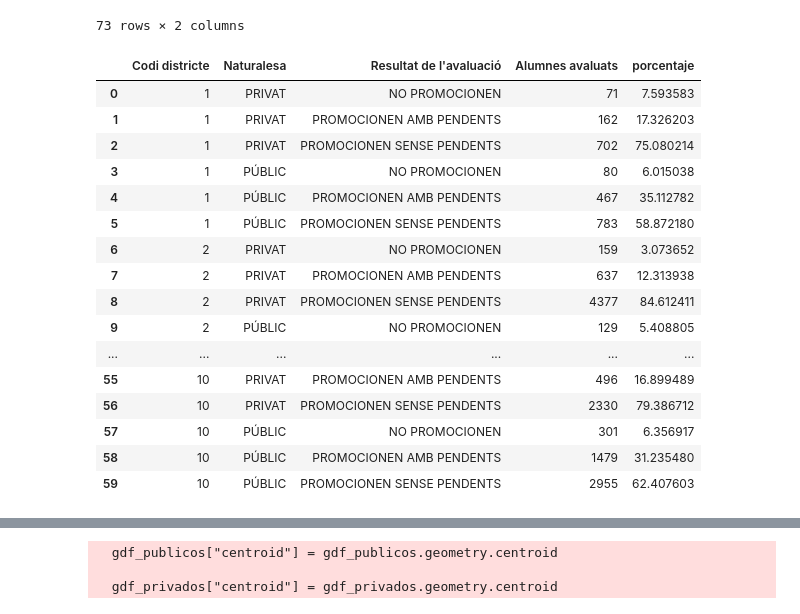
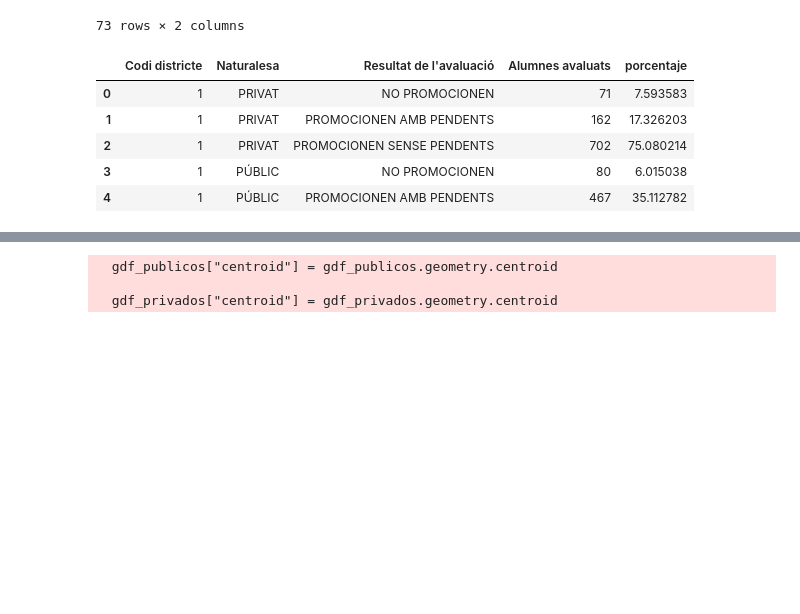
Before and after one commit to annaszymanskicortes/truco-o-dato, a Jupyter notebook: notebook_ana.ipynb, the cells around one changed output, grey strips where cells are left out. Saved outputs shown, nothing was run; the diff lists cells and outputs as text; code cells hidden in the pictures; blank space fills up the shorter version.

```diff
--- a/notebook_ana.ipynb
+++ b/notebook_ana.ipynb
@@ -139,42 +139,31 @@ df_district_barri
 # %%
 df_data = pd.read_csv('data/data_aprobados_colegio_barrio_2022.csv', delimiter=';', encoding='latin1')
 
 df_bcn = df_data[df_data['Municipi'] == 'BARCELONA']
 
 df_bcn_filtered=df_bcn[["Codi districte","Naturalesa","Resultat de l'avaluació", 'Alumnes avaluats']].copy()
 
 df_bcn_filtered['Codi districte']=df_bcn_filtered['Codi districte']-801900
 
 df_resultados_distrito = df_bcn_filtered.groupby(
         ["Codi districte", "Naturalesa", "Resultat de l'avaluació"]
     )["Alumnes avaluats"].sum().reset_index()
 
 df_resultados_distrito["porcentaje"] = (
     df_resultados_distrito["Alumnes avaluats"] /
     df_resultados_distrito.groupby(["Codi districte", "Naturalesa"])["Alumnes avaluats"].transform("sum")
     * 100
 )
 
 
-df_resultados_distrito
+df_resultados_distrito.head()
 # %% [output]
 |  | Codi districte | Naturalesa | Resultat de l'avaluació | Alumnes avaluats | porcentaje |
 | 0 | 1 | PRIVAT | NO PROMOCIONEN | 71 | 7.593583 |
 | 1 | 1 | PRIVAT | PROMOCIONEN AMB PENDENTS | 162 | 17.326203 |
 | 2 | 1 | PRIVAT | PROMOCIONEN SENSE PENDENTS | 702 | 75.080214 |
 | 3 | 1 | PÚBLIC | NO PROMOCIONEN | 80 | 6.015038 |
 | 4 | 1 | PÚBLIC | PROMOCIONEN AMB PENDENTS | 467 | 35.112782 |
-| 5 | 1 | PÚBLIC | PROMOCIONEN SENSE PENDENTS | 783 | 58.872180 |
-| 6 | 2 | PRIVAT | NO PROMOCIONEN | 159 | 3.073652 |
-| 7 | 2 | PRIVAT | PROMOCIONEN AMB PENDENTS | 637 | 12.313938 |
-| 8 | 2 | PRIVAT | PROMOCIONEN SENSE PENDENTS | 4377 | 84.612411 |
-| 9 | 2 | PÚBLIC | NO PROMOCIONEN | 129 | 5.408805 |
-| ... | ... | ... | ... | ... | ... |
-| 55 | 10 | PRIVAT | PROMOCIONEN AMB PENDENTS | 496 | 16.899489 |
-| 56 | 10 | PRIVAT | PROMOCIONEN SENSE PENDENTS | 2330 | 79.386712 |
-| 57 | 10 | PÚBLIC | NO PROMOCIONEN | 301 | 6.356917 |
-| 58 | 10 | PÚBLIC | PROMOCIONEN AMB PENDENTS | 1479 | 31.235480 |
-| 59 | 10 | PÚBLIC | PROMOCIONEN SENSE PENDENTS | 2955 | 62.407603 |
 # %%
 
 df_bcn_disctricts=gpd.read_file('barcelona_districts_clean.geojson')
```
Also changed, not shown: parts of 8 cells of this notebook, 1 other file.
